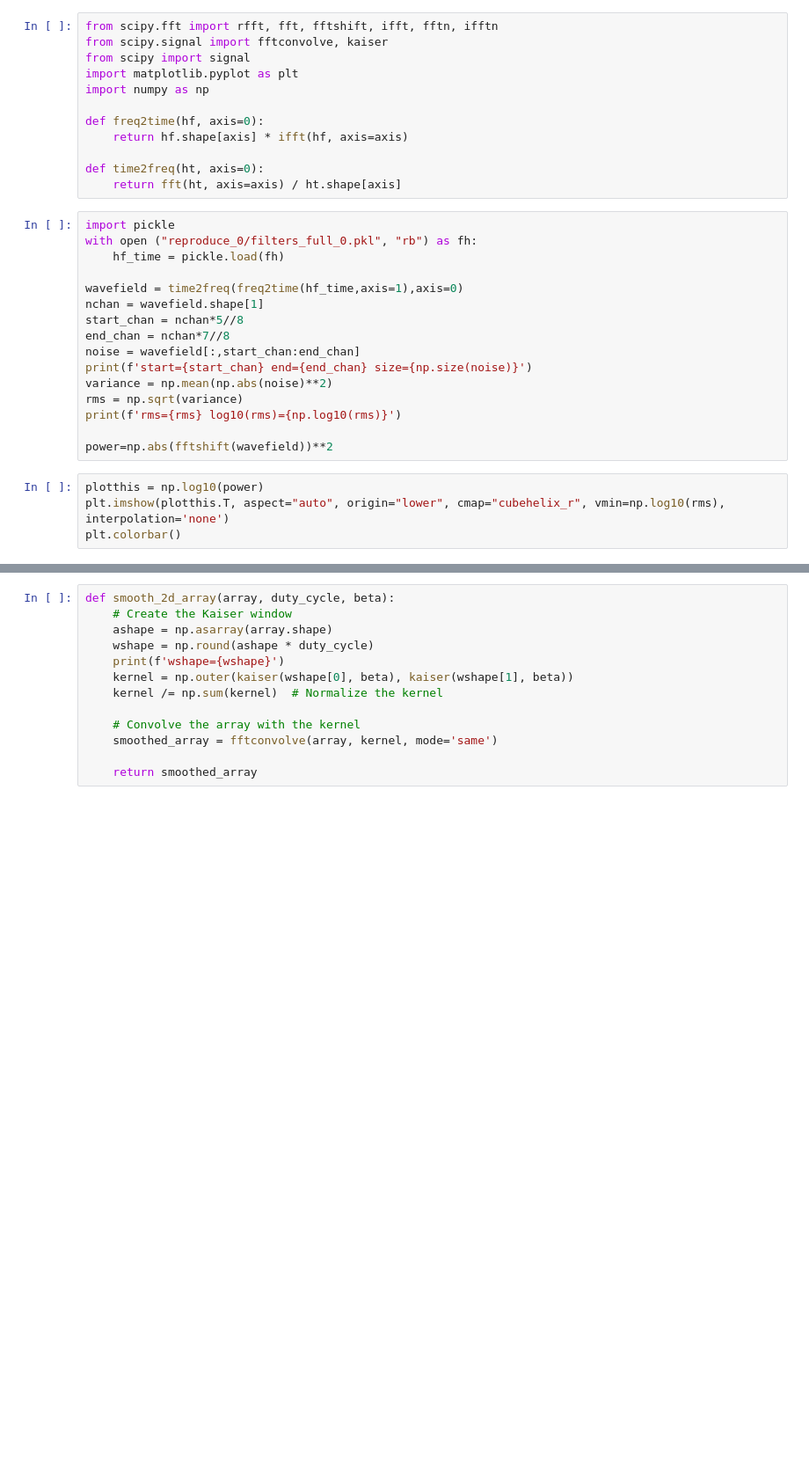
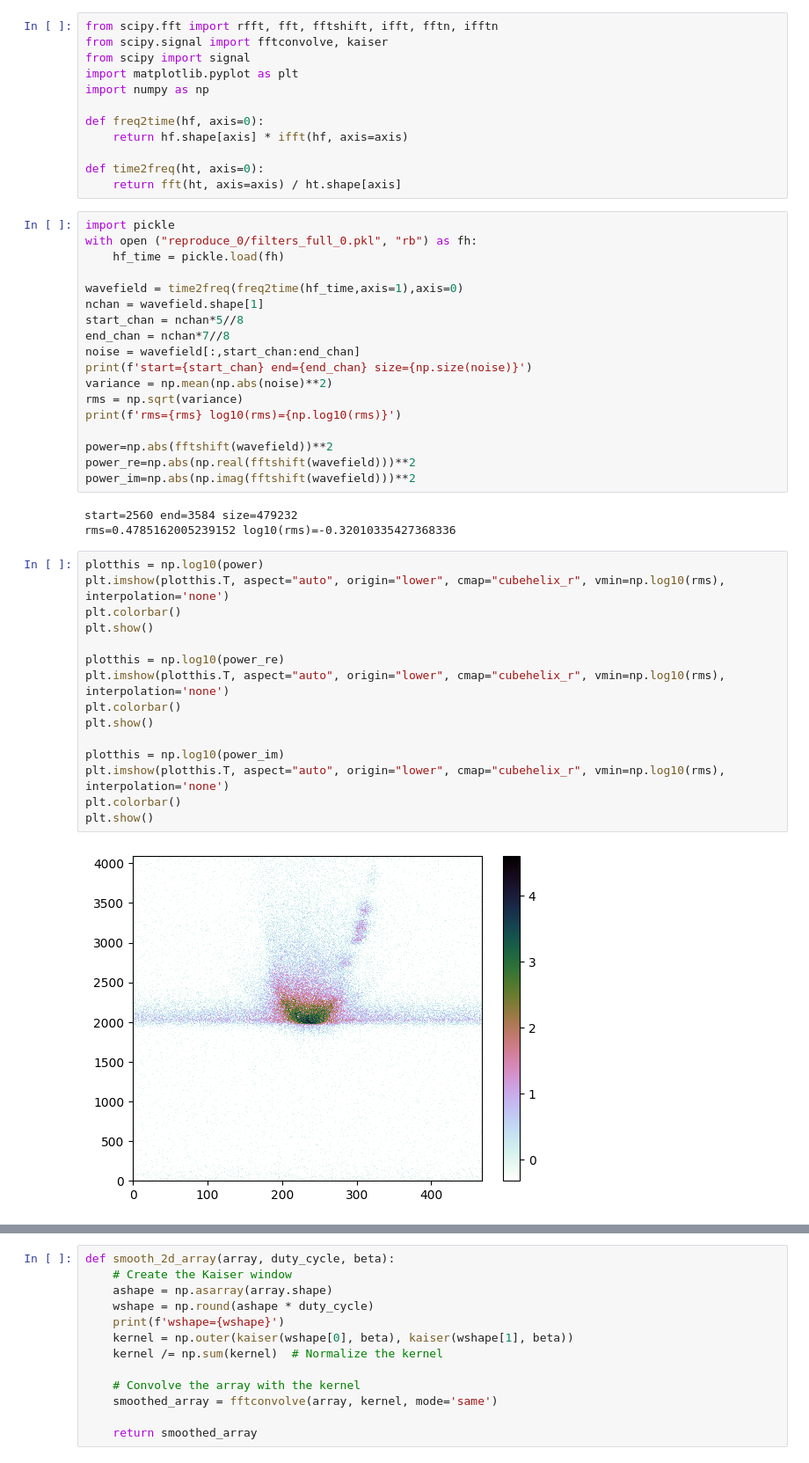
Before and after one commit to straten/dyncycpy, a Jupyter notebook: Experimenting_Wavefield.ipynb, the cells around one changed output, grey strips where cells are left out. Shown at 88% size. Cells and saved outputs as stored; diff of their text form; blank space fills up the shorter version.

```diff
--- a/Experimenting_Wavefield.ipynb
+++ b/Experimenting_Wavefield.ipynb
@@ -26,7 +26,25 @@ rms = np.sqrt(variance)
 print(f'rms={rms} log10(rms)={np.log10(rms)}')
 
 power=np.abs(fftshift(wavefield))**2
+power_re=np.abs(np.real(fftshift(wavefield)))**2
+power_im=np.abs(np.imag(fftshift(wavefield)))**2
+# %% [output]
+start=2560 end=3584 size=479232
+rms=0.4785162005239152 log10(rms)=-0.32010335427368336
 # %%
 plotthis = np.log10(power)
 plt.imshow(plotthis.T, aspect="auto", origin="lower", cmap="cubehelix_r", vmin=np.log10(rms), interpolation='none')
 plt.colorbar()
+plt.show()
+
+plotthis = np.log10(power_re)
+plt.imshow(plotthis.T, aspect="auto", origin="lower", cmap="cubehelix_r", vmin=np.log10(rms), interpolation='none')
+plt.colorbar()
+plt.show()
+
+plotthis = np.log10(power_im)
+plt.imshow(plotthis.T, aspect="auto", origin="lower", cmap="cubehelix_r", vmin=np.log10(rms), interpolation='none')
+plt.colorbar()
+plt.show()
+# %% [output]
+[figure, added]
```
Also changed, not shown: parts of 15 cells of this notebook, 4 other files.
